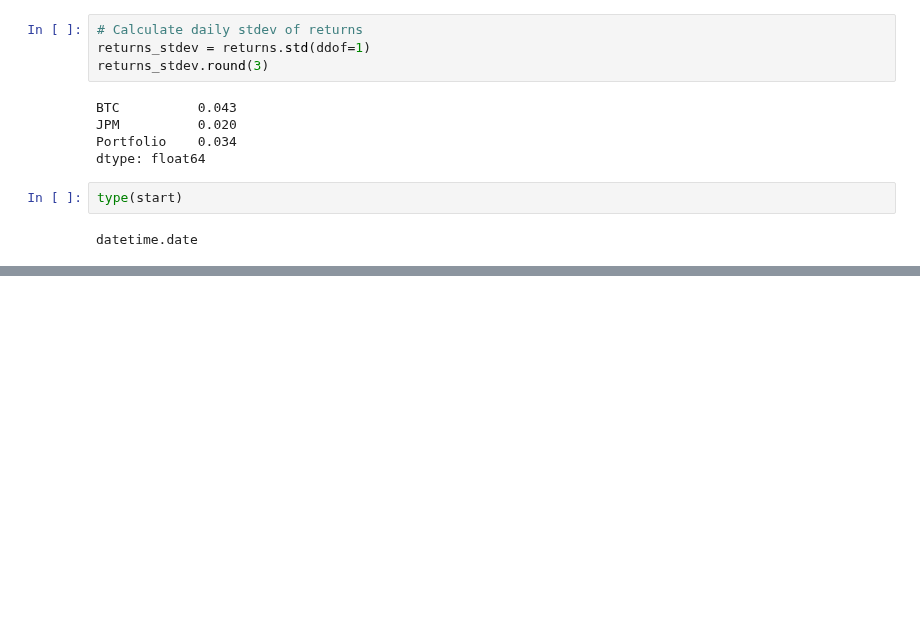
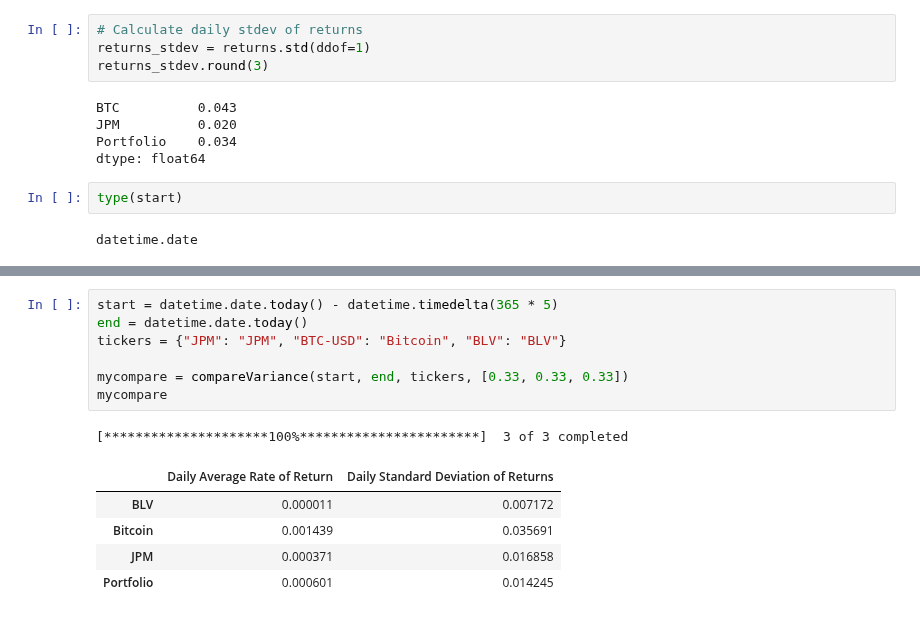
Before and after one commit to adevrent/wqu_mscfe, a Jupyter notebook: Financial Data/M3/L2.ipynb, the cells around one changed output, grey strips where cells are left out. Cells and saved outputs as stored; diff of their text form; blank space fills up the shorter version.

```diff
--- a/Financial Data/M3/L2.ipynb
+++ b/Financial Data/M3/L2.ipynb
@@ -305,0 +364,14 @@ def getReturns(startTime, endTime, tickers):
+# %%
+start = datetime.date.today() - datetime.timedelta(365 * 5)
+end = datetime.date.today()
+tickers = {"JPM": "JPM", "BTC-USD": "Bitcoin", "BLV": "BLV"}
+
+mycompare = compareVariance(start, end, tickers, [0.33, 0.33, 0.33])
+mycompare
+# %% [output]
+[*********************100%***********************]  3 of 3 completed
+|  | Daily Average Rate of Return | Daily Standard Deviation of Returns |
+| BLV | 0.000011 | 0.007172 |
+| Bitcoin | 0.001439 | 0.035691 |
+| JPM | 0.000371 | 0.016858 |
+| Portfolio | 0.000601 | 0.014245 |
```
Also changed, not shown: parts of 12 cells of this notebook.
